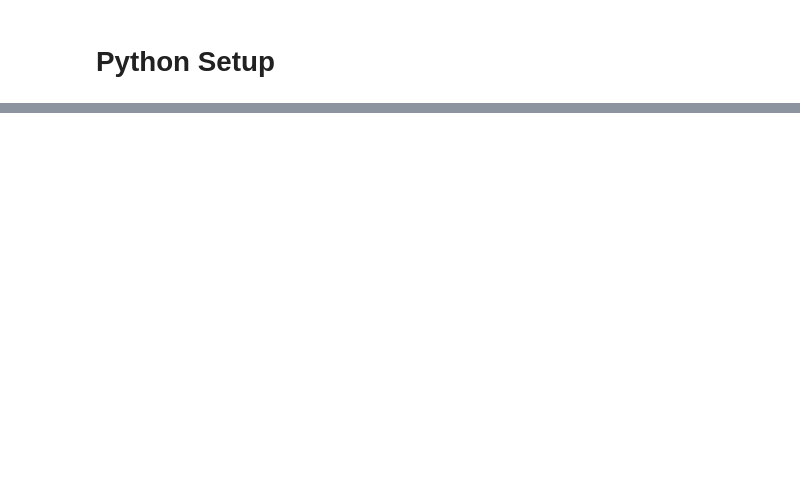
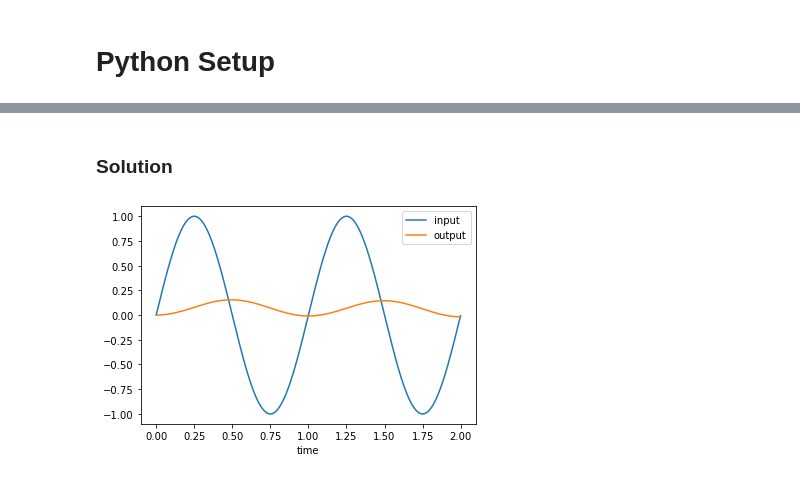
Before and after one commit to dapperfu/Python-Simulink, a Jupyter notebook: Example2/discrete_tf-python_class.ipynb, the cells around one changed output, grey strips where cells are left out. Drawn from its saved outputs; the diff is of its cells as text; code cells hidden in the pictures; blank space fills up the shorter version.

```diff
--- a/Example2/discrete_tf-python_class.ipynb
+++ b/Example2/discrete_tf-python_class.ipynb
@@ -89,0 +152,23 @@ discrete_tf<0.001, 0.0, 0.0>
+# %%
+# "Black box"
+K = random.randint(1, 10)
+tau = random.randint(1, 10)
+sys = control.TransferFunction([K], [tau, 1])
+sysd = control.c2d(sys, Ts)
+mdl.num = sysd.num[0][0]
+mdl.den = sysd.den[0][0]
+# %% [markdown]
+### Solution
+# %%
+def input_fcn(step, freq):
+    """Function to simplify calculate sine response given step and frequency (hz)."""
+    return np.sin(2*np.pi*freq*step/1000)
+# %%
+mdl.init_log()
+for step in range(int(2/Ts)):
+    mdl.input_signal = input_fcn(step, 1)
+    mdl.step_log()
+mdl.plot()
+dataframes.append(mdl.dataframe)
+# %% [output]
+[figure, added]
```
Also changed, not shown: parts of 44 cells of this notebook, 3 other files.
